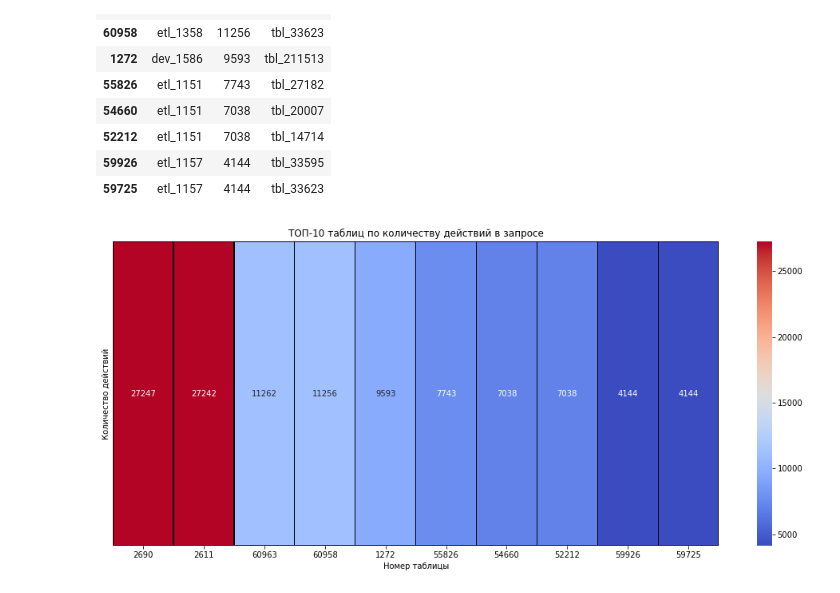
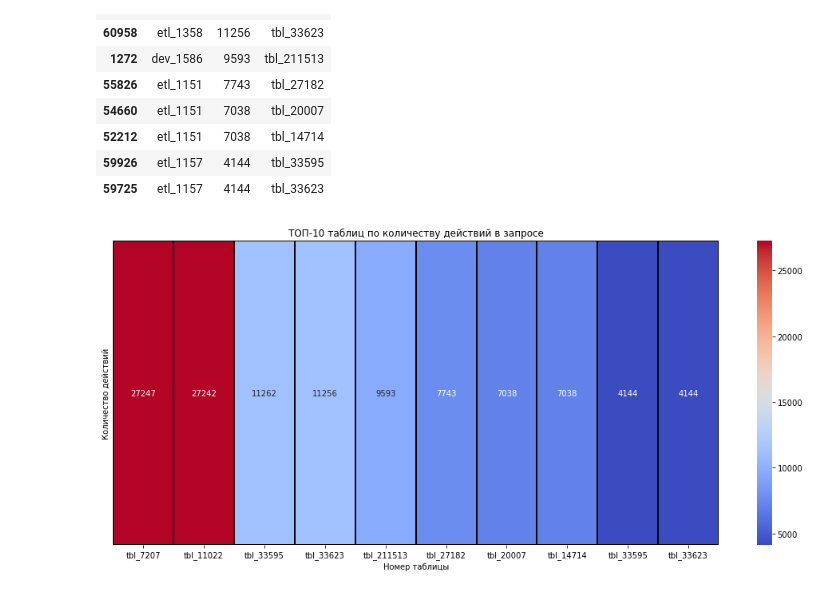
Before and after one commit to den-dw/skolkovo_hack, a Jupyter notebook: skolkovo_hack_2.0.ipynb, the cells around one changed output. Saved outputs shown, nothing was run; the diff lists cells and outputs as text; code cells hidden in the pictures.

```diff
--- a/skolkovo_hack_2.0.ipynb
+++ b/skolkovo_hack_2.0.ipynb
@@ -183,13 +183,15 @@ df_exp.head(10)
 | 59926 | etl_1157 | 4144 | tbl_33595 |
 | 59725 | etl_1157 | 4144 | tbl_33623 |
 # %%
+# график ТОП-10 таблиц по кол-ву действий в запросе
+df_heatmap = df_exp.set_index('tab')
 plt.figure(figsize=(17, 7))
-sns.heatmap(df_exp.head(10)[['count']].T, vmin = df_exp.head(10)['count'].min(), vmax = df_exp.head(10)['count'].max(),
+sns.heatmap(df_heatmap.head(10)[['count']].T, vmin = df_heatmap.head(10)['count'].min(), vmax = df_heatmap.head(10)['count'].max(),
             annot = True,  cmap = 'coolwarm', fmt ='3g', linewidths=0.2, linecolor='black')
 plt.ylabel('Количество действий')
 plt.xlabel('Номер таблицы')
 plt.yticks ([])
 plt.title('ТОП-10 таблиц по количеству действий в запросе')
 plt.show()
 # %% [output]
-[figure, old version]
+[figure, new version]
```
Also changed, not shown: parts of 1 cell of this notebook.
